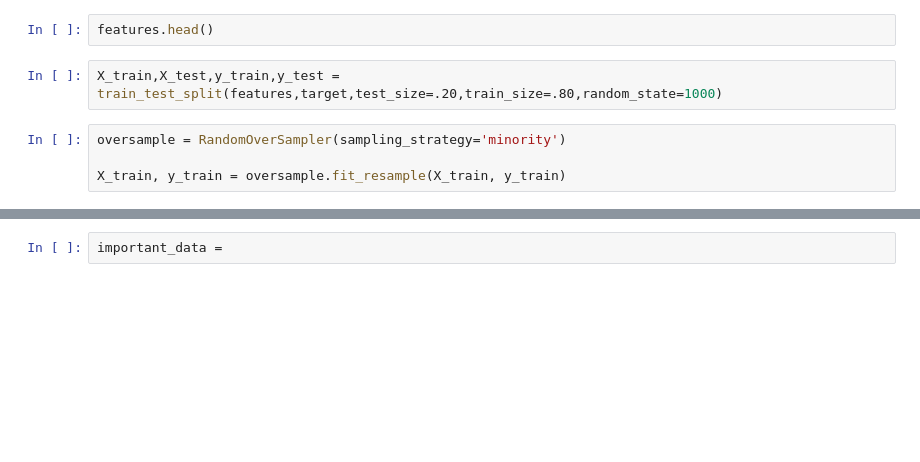
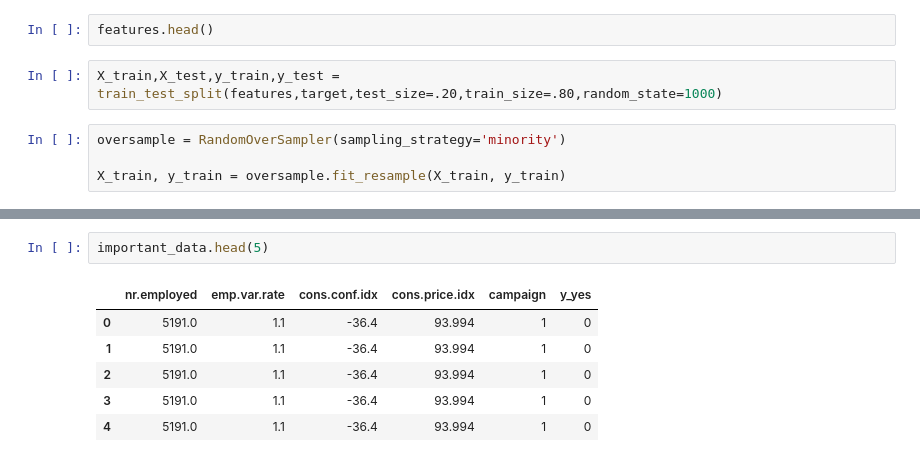
Before and after one commit to kody-smith/data_mining_projects, a Jupyter notebook: notebooks/starter_bank.ipynb, the cells around one changed output, grey strips where cells are left out. Drawn from its saved outputs; the diff is of its cells as text; blank space fills up the shorter version.

```diff
--- a/notebooks/starter_bank.ipynb
+++ b/notebooks/starter_bank.ipynb
@@ -85,2 +87,9 @@ feature_df.sort_values('importance', ascending=False)
 # %%
-important_data =
+important_data.head(5)
+# %% [output]
+|  | nr.employed | emp.var.rate | cons.conf.idx | cons.price.idx | campaign | y_yes |
+| 0 | 5191.0 | 1.1 | -36.4 | 93.994 | 1 | 0 |
+| 1 | 5191.0 | 1.1 | -36.4 | 93.994 | 1 | 0 |
+| 2 | 5191.0 | 1.1 | -36.4 | 93.994 | 1 | 0 |
+| 3 | 5191.0 | 1.1 | -36.4 | 93.994 | 1 | 0 |
+| 4 | 5191.0 | 1.1 | -36.4 | 93.994 | 1 | 0 |
```
Also changed, not shown: parts of 14 cells of this notebook.
